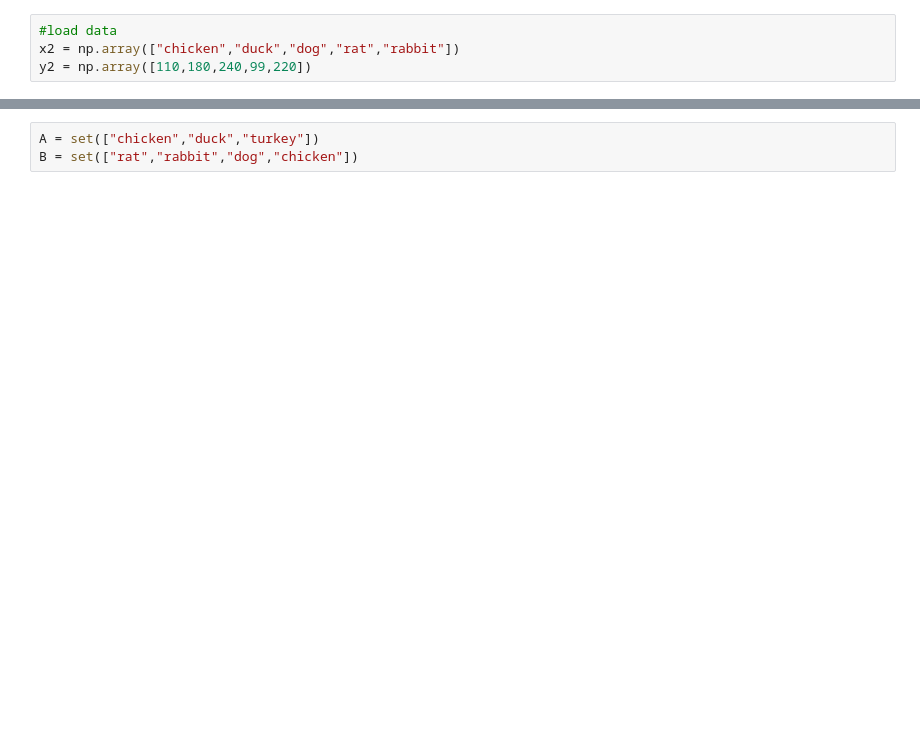
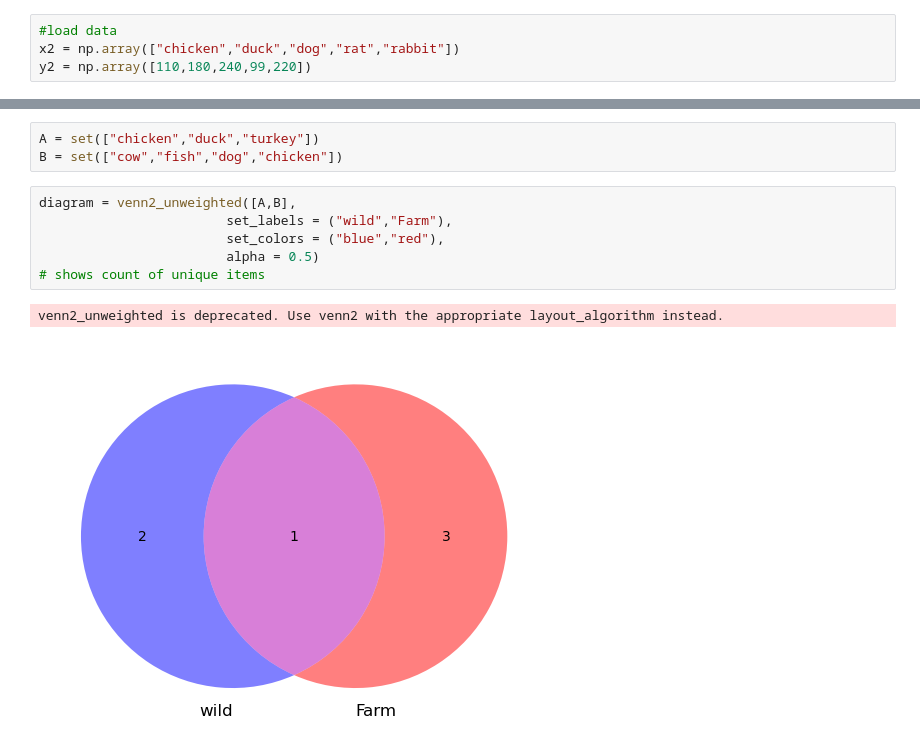
Before and after one commit to Ezinneifechukwunyelu/visualization, a Jupyter notebook: Class_live coding/06_May_2025-Class 5.ipynb, the cells around one changed output, grey strips where cells are left out. Cells and saved outputs as stored; diff of their text form; blank space fills up the shorter version.

```diff
--- a/Class_live coding/06_May_2025-Class 5.ipynb
+++ b/Class_live coding/06_May_2025-Class 5.ipynb
@@ -153,4 +206,13 @@ y2 = np.array([110,180,240,99,220])
+# %%
+A = set(["chicken","duck","turkey"])
+B = set(["cow","fish","dog","chicken"])
 # %%
-A = set(["chicken","duck","turkey"])
-B = set(["rat","rabbit","dog","chicken"])
+diagram = venn2_unweighted([A,B],
+                        set_labels = ("wild","Farm"),
+                        set_colors = ("blue","red"),
+                        alpha = 0.5)
+# shows count of unique items
+# %% [output]
+venn2_unweighted is deprecated. Use venn2 with the appropriate layout_algorithm instead.
+[figure, added]
 # %%
```
Also changed, not shown: parts of 7 cells of this notebook, 2 other files.
